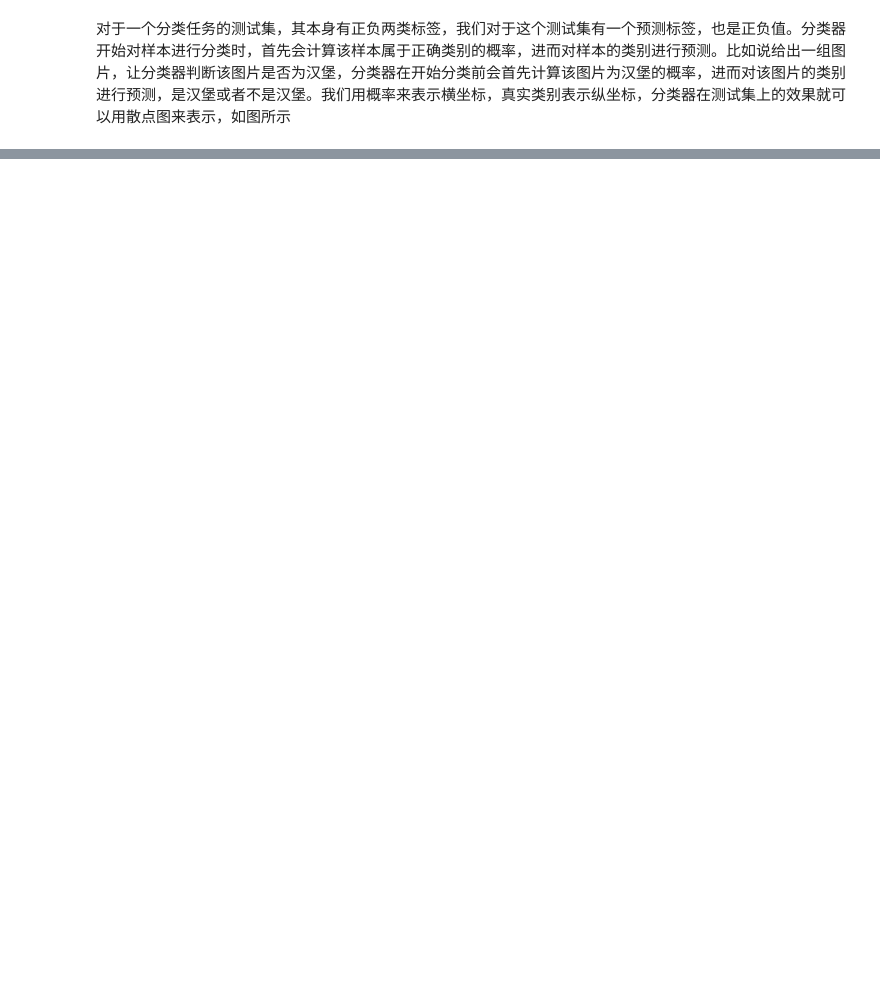
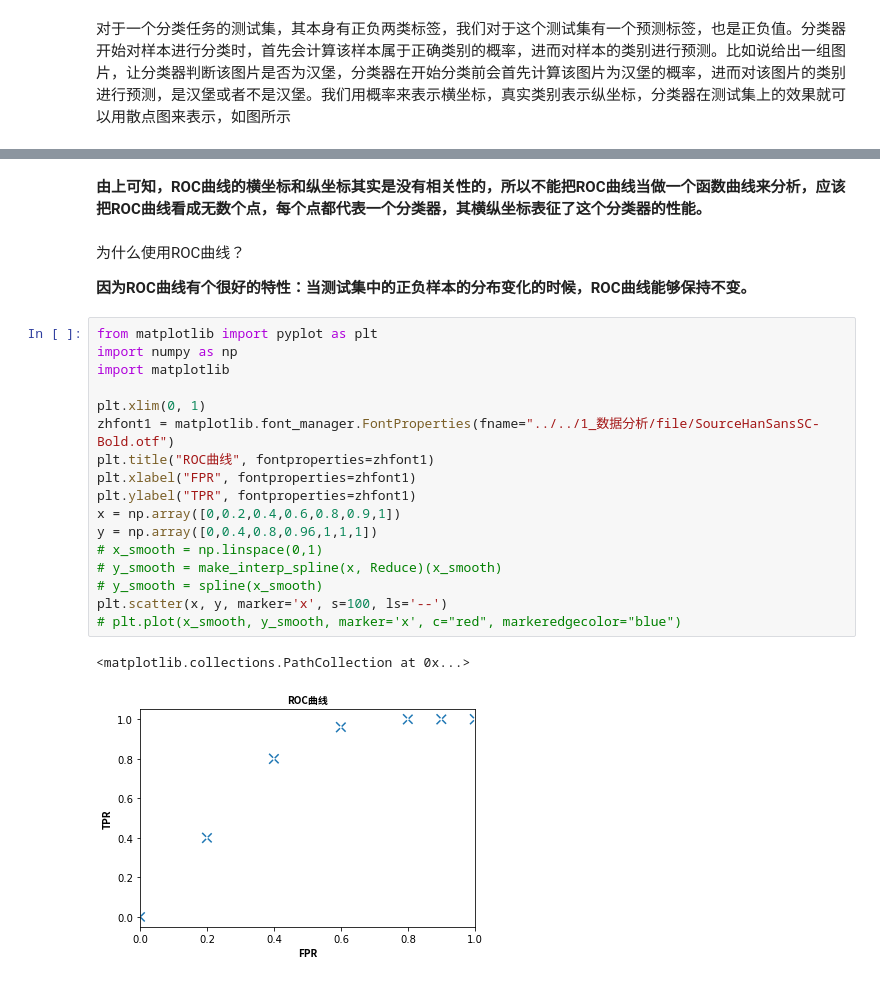
Before and after one commit to zhuzhuruan/Python_Learning, a Jupyter notebook: 7_数据分析/2_机器学习/1_统计学习方法概论/4_分类问题.ipynb, the cells around one changed output, grey strips where cells are left out. Cells and saved outputs as stored; diff of their text form; blank space fills up the shorter version.

```diff
--- a/7_数据分析/2_机器学习/1_统计学习方法概论/4_分类问题.ipynb
+++ b/7_数据分析/2_机器学习/1_统计学习方法概论/4_分类问题.ipynb
@@ -142,0 +182,26 @@ https://blog.csdn.net/m0_48520385/article/details/118636338?spm=1001.2101.3001.6
+# %% [markdown]
+**由上可知，ROC曲线的横坐标和纵坐标其实是没有相关性的，所以不能把ROC曲线当做一个函数曲线来分析，应该把ROC曲线看成无数个点，每个点都代表一个分类器，其横纵坐标表征了这个分类器的性能。**
+# %% [markdown]
+为什么使用ROC曲线？
+
+**因为ROC曲线有个很好的特性：当测试集中的正负样本的分布变化的时候，ROC曲线能够保持不变。**
+# %%
+from matplotlib import pyplot as plt
+import numpy as np
+import matplotlib
+
+plt.xlim(0, 1)
+zhfont1 = matplotlib.font_manager.FontProperties(fname="../../1_数据分析/file/SourceHanSansSC-Bold.otf")
+plt.title("ROC曲线", fontproperties=zhfont1)
+plt.xlabel("FPR", fontproperties=zhfont1)
+plt.ylabel("TPR", fontproperties=zhfont1)
+x = np.array([0,0.2,0.4,0.6,0.8,0.9,1])
+y = np.array([0,0.4,0.8,0.96,1,1,1])
+# x_smooth = np.linspace(0,1)
+# y_smooth = make_interp_spline(x, Reduce)(x_smooth)
+# y_smooth = spline(x_smooth)
+plt.scatter(x, y, marker='x', s=100, ls='--')
+# plt.plot(x_smooth, y_smooth, marker='x', c="red", markeredgecolor="blue")
+# %% [output]
+<matplotlib.collections.PathCollection at 0x...>
+[figure, added]
```
Also changed, not shown: parts of 10 cells of this notebook.
